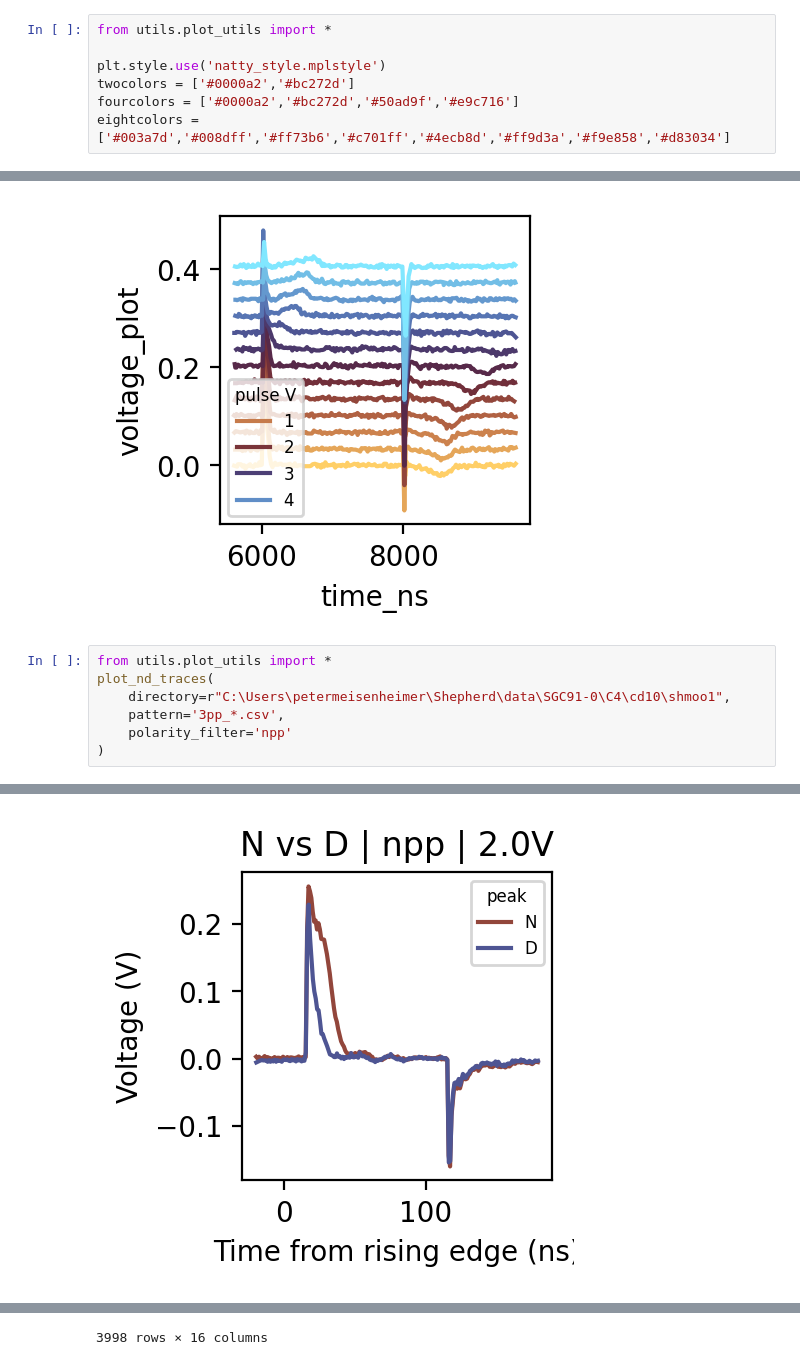
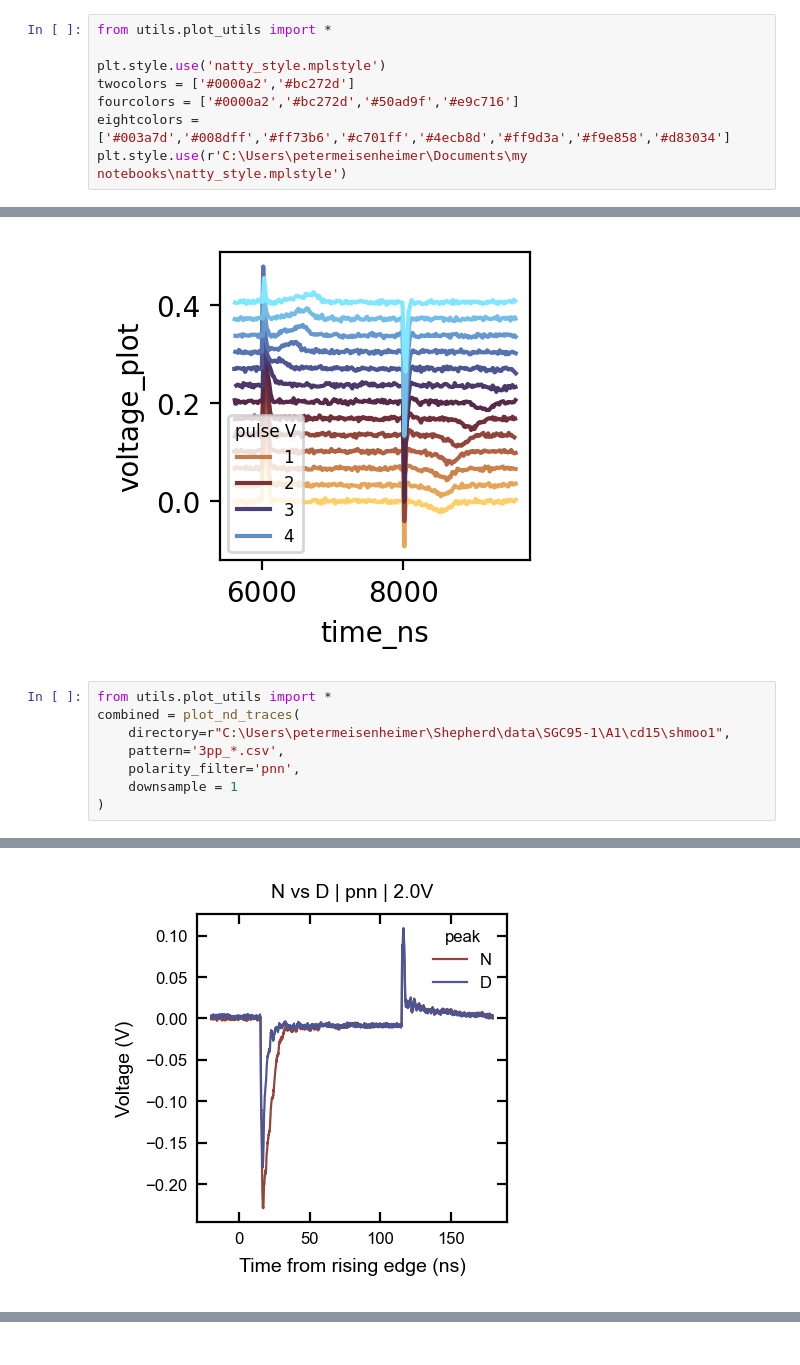
Before and after one commit to meisep/Shepherd_0.1, a Jupyter notebook: plotting_master.ipynb, the cells around one changed output, grey strips where cells are left out. Cells and saved outputs as stored; diff of their text form.

```diff
--- a/plotting_master.ipynb
+++ b/plotting_master.ipynb
@@ -5,5 +5,6 @@ plt.style.use('natty_style.mplstyle')
 twocolors = ['#0000a2','#bc272d']
 fourcolors = ['#0000a2','#bc272d','#50ad9f','#e9c716']
 eightcolors = ['#003a7d','#008dff','#ff73b6','#c701ff','#4ecb8d','#ff9d3a','#f9e858','#d83034']
+plt.style.use(r'C:\Users\petermeisenheimer\Documents\my notebooks\natty_style.mplstyle')
 # %%
 results = process_sample(
@@ -219,9 +135,10 @@ C:\Users\petermeisenheimer\Shepherd\data\PGRL418\D2\cd20\inverseshmoo_2us\3pp_np
 [figure]
 # %%
 from utils.plot_utils import *
-plot_nd_traces(
-    directory=r"C:\Users\petermeisenheimer\Shepherd\data\SGC91-0\C4\cd10\shmoo1",
+combined = plot_nd_traces(
+    directory=r"C:\Users\petermeisenheimer\Shepherd\data\SGC95-1\A1\cd15\shmoo1",
     pattern='3pp_*.csv',
-    polarity_filter='npp'
+    polarity_filter='pnn',
+    downsample = 1
 )
 # %% [output]
@@ -248 +165 @@ C:\Users\petermeisenheimer\Shepherd\data\SGC91-0\C4\cd10\shmoo1\3pp_npp_U1p60V_N
-[figure, old version]
+[figure, new version]
@@ -261 +165,0 @@ C:\Users\petermeisenheimer\Shepherd\data\SGC91-0\C4\cd10\shmoo1\3pp_npp_U1p60V_N
-3998 rows × 16 columns
```
Also changed, not shown: parts of 11 cells of this notebook, 2 other files.
